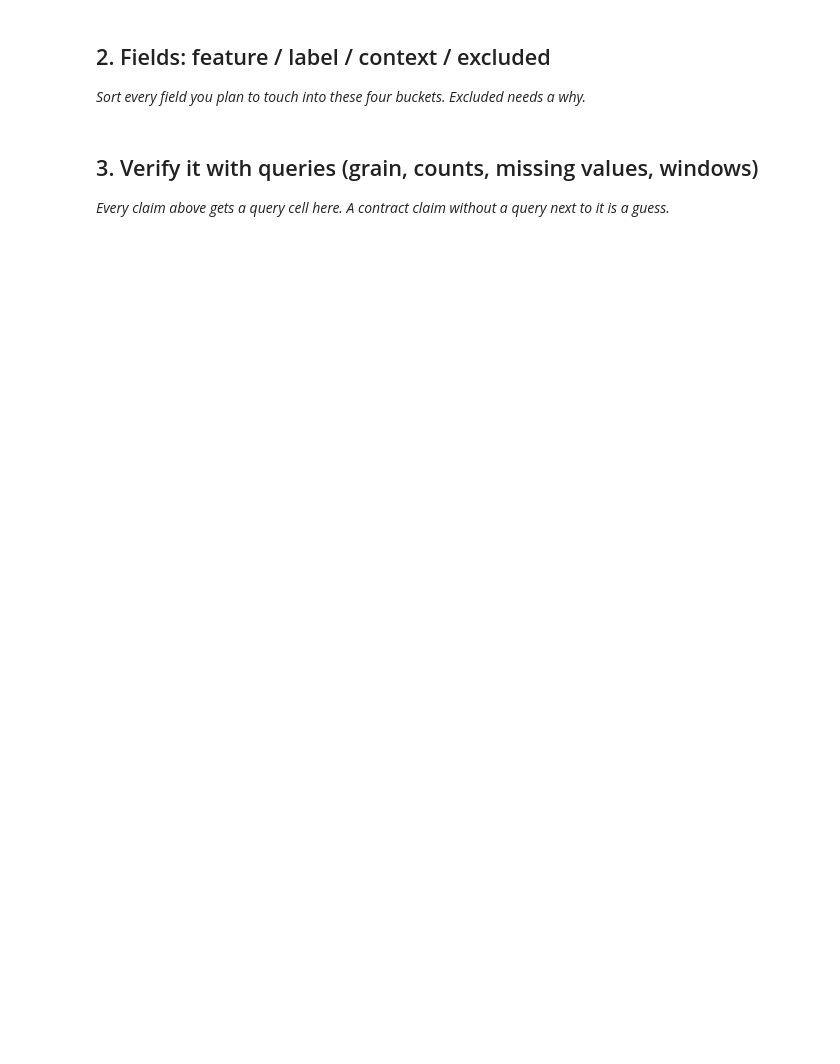
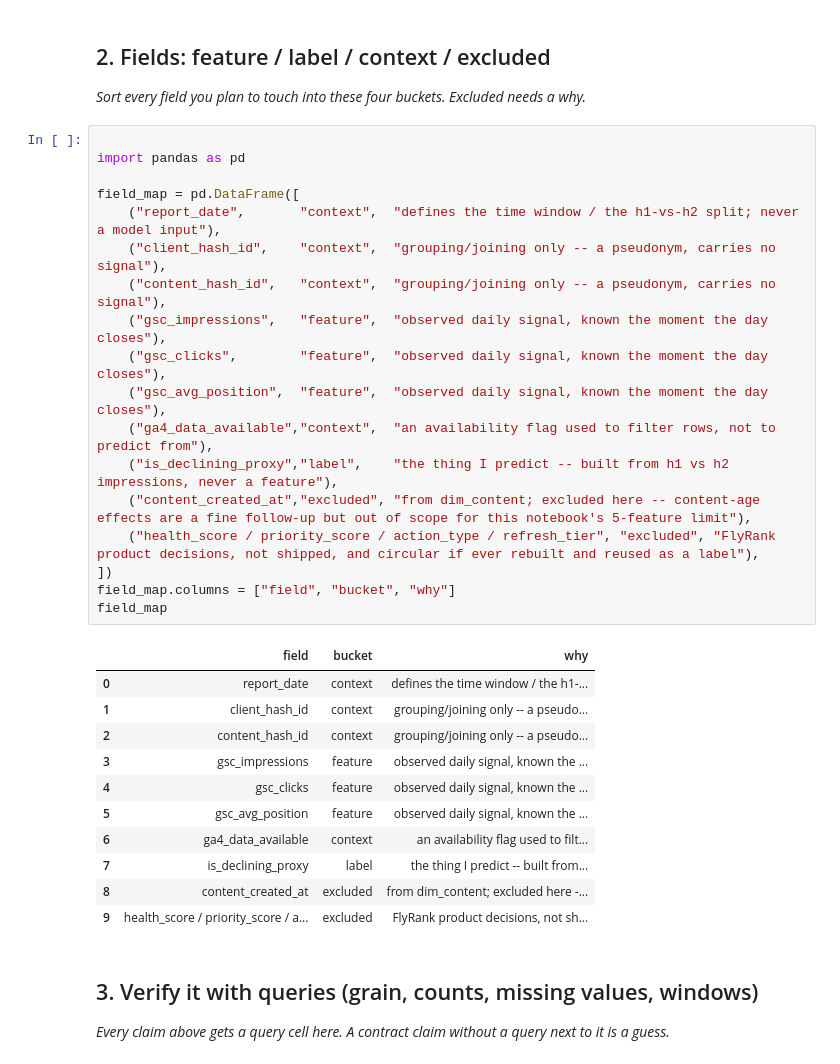
Before and after one commit to irene501/flyrank, a Jupyter notebook: work/notebooks/w03_data_contract.ipynb, the cells around one changed output. Drawn from its saved outputs; the diff is of its cells as text; blank space fills up the shorter version.

```diff
--- a/work/notebooks/w03_data_contract.ipynb
+++ b/work/notebooks/w03_data_contract.ipynb
@@ -14,6 +89,36 @@ This skeleton is yours to fill. Work the sections **in order** — each one has
 ## 2. Fields: feature / label / context / excluded
 
 *Sort every field you plan to touch into these four buckets. Excluded needs a why.*
+# %%
+
+import pandas as pd
+
+field_map = pd.DataFrame([
+    ("report_date",       "context",  "defines the time window / the h1-vs-h2 split; never a model input"),
+    ("client_hash_id",    "context",  "grouping/joining only -- a pseudonym, carries no signal"),
+    ("content_hash_id",   "context",  "grouping/joining only -- a pseudonym, carries no signal"),
+    ("gsc_impressions",   "feature",  "observed daily signal, known the moment the day closes"),
+    ("gsc_clicks",        "feature",  "observed daily signal, known the moment the day closes"),
+    ("gsc_avg_position",  "feature",  "observed daily signal, known the moment the day closes"),
+    ("ga4_data_available","context",  "an availability flag used to filter rows, not to predict from"),
+    ("is_declining_proxy","label",    "the thing I predict -- built from h1 vs h2 impressions, never a feature"),
+    ("content_created_at","excluded", "from dim_content; excluded here -- content-age effects are a fine follow-up but out of scope for this notebook's 5-feature limit"),
+    ("health_score / priority_score / action_type / refresh_tier", "excluded", "FlyRank product decisions, not shipped, and circular if ever rebuilt and reused as a label"),
+])
+field_map.columns = ["field", "bucket", "why"]
+field_map
+# %% [output]
+|  | field | bucket | why |
+| 0 | report_date | context | defines the time window / the h1-... |
+| 1 | client_hash_id | context | grouping/joining only -- a pseudo... |
+| 2 | content_hash_id | context | grouping/joining only -- a pseudo... |
+| 3 | gsc_impressions | feature | observed daily signal, known the ... |
+| 4 | gsc_clicks | feature | observed daily signal, known the ... |
+| 5 | gsc_avg_position | feature | observed daily signal, known the ... |
+| 6 | ga4_data_available | context | an availability flag used to filt... |
+| 7 | is_declining_proxy | label | the thing I predict -- built from... |
+| 8 | content_created_at | excluded | from dim_content; excluded here -... |
+| 9 | health_score / priority_score / a... | excluded | FlyRank product decisions, not sh... |
 # %% [markdown]
 ## 3. Verify it with queries (grain, counts, missing values, windows)
 
```
Also changed, not shown: parts of 8 cells of this notebook.
